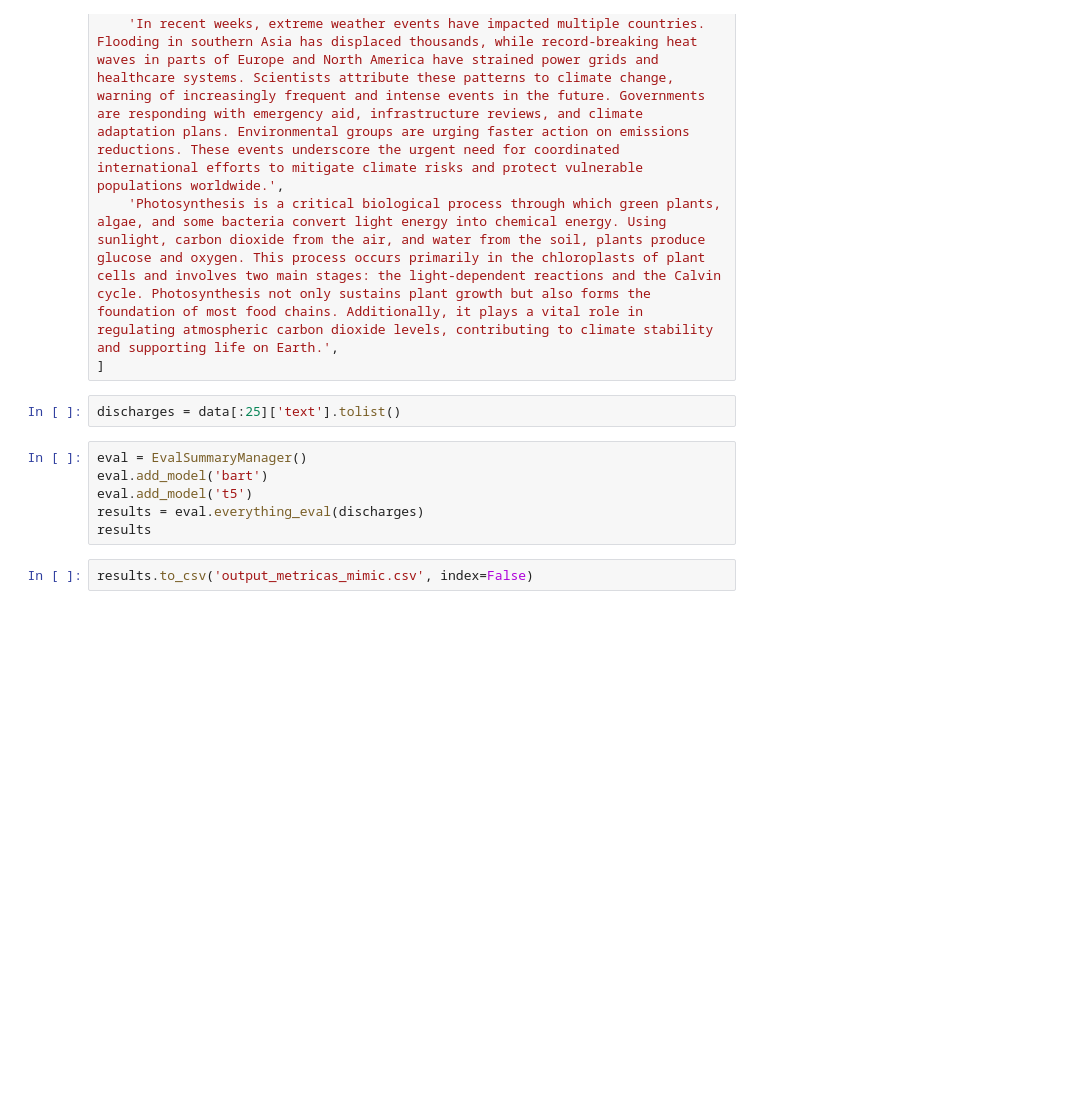
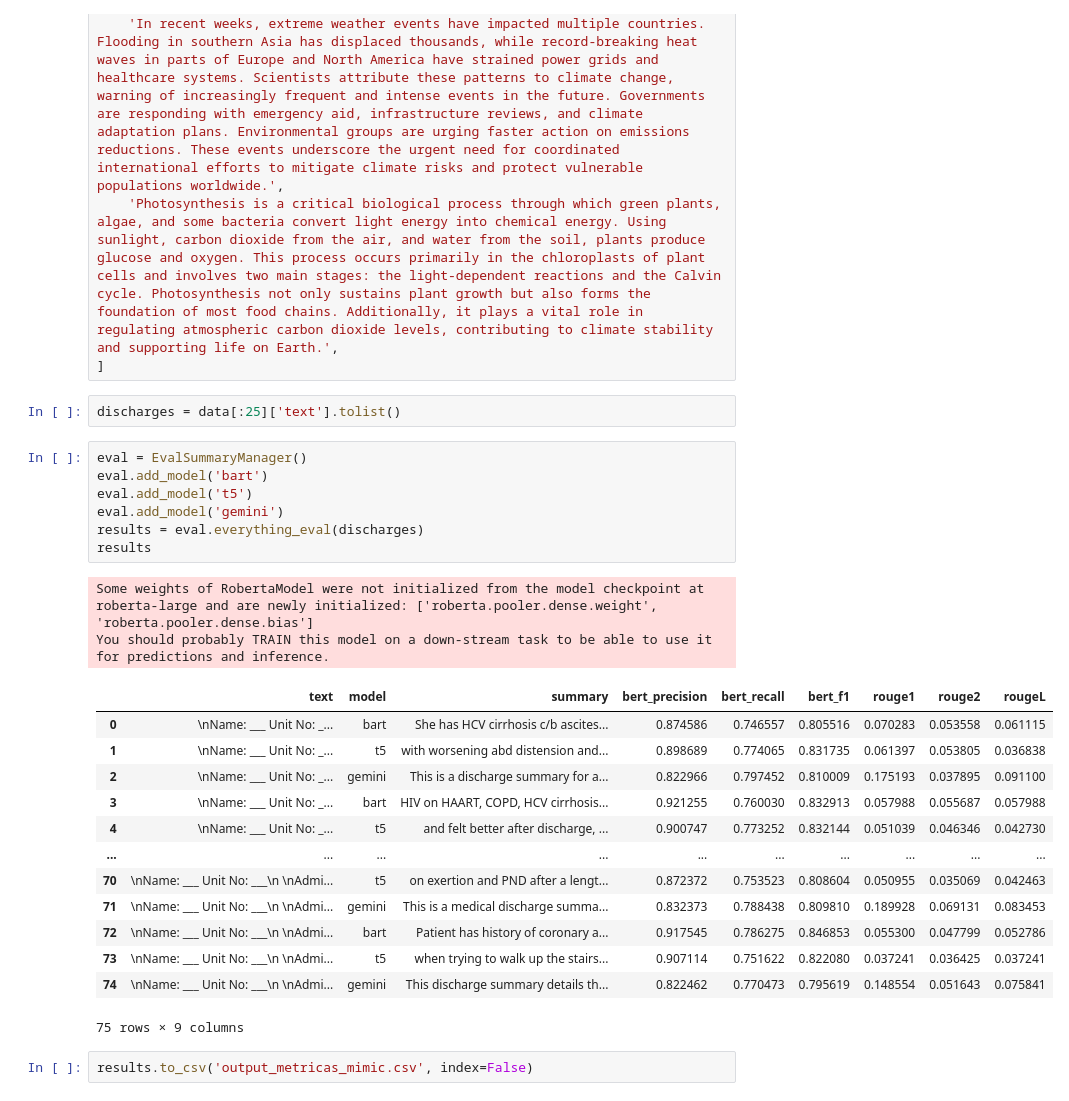
Before and after one commit to sandorscog/medical_summary_halucination, a Jupyter notebook: summarizer_test.ipynb, the cells around one changed output. Cells and saved outputs as stored; diff of their text form; blank space fills up the shorter version.

```diff
--- a/summarizer_test.ipynb
+++ b/summarizer_test.ipynb
@@ -73,8 +73,25 @@ discharges = data[:25]['text'].tolist()
 # %%
 eval = EvalSummaryManager()
 eval.add_model('bart')
 eval.add_model('t5')
+eval.add_model('gemini')
 results = eval.everything_eval(discharges)
 results
+# %% [output]
+Some weights of RobertaModel were not initialized from the model checkpoint at roberta-large and are newly initialized: ['roberta.pooler.dense.weight', 'roberta.pooler.dense.bias']
+You should probably TRAIN this model on a down-stream task to be able to use it for predictions and inference.
+|  | text | model | summary | bert_precision | bert_recall | bert_f1 | rouge1 | rouge2 | rougeL |
+| 0 | \nName: ___ Unit No: _... | bart | She has HCV cirrhosis c/b ascites... | 0.874586 | 0.746557 | 0.805516 | 0.070283 | 0.053558 | 0.061115 |
+| 1 | \nName: ___ Unit No: _... | t5 | with worsening abd distension and... | 0.898689 | 0.774065 | 0.831735 | 0.061397 | 0.053805 | 0.036838 |
+| 2 | \nName: ___ Unit No: _... | gemini | This is a discharge summary for a... | 0.822966 | 0.797452 | 0.810009 | 0.175193 | 0.037895 | 0.091100 |
+| 3 | \nName: ___ Unit No: _... | bart | HIV on HAART, COPD, HCV cirrhosis... | 0.921255 | 0.760030 | 0.832913 | 0.057988 | 0.055687 | 0.057988 |
+| 4 | \nName: ___ Unit No: _... | t5 | and felt better after discharge, ... | 0.900747 | 0.773252 | 0.832144 | 0.051039 | 0.046346 | 0.042730 |
+| ... | ... | ... | ... | ... | ... | ... | ... | ... | ... |
+| 70 | \nName: ___ Unit No: ___\n \nAdmi... | t5 | on exertion and PND after a lengt... | 0.872372 | 0.753523 | 0.808604 | 0.050955 | 0.035069 | 0.042463 |
+| 71 | \nName: ___ Unit No: ___\n \nAdmi... | gemini | This is a medical discharge summa... | 0.832373 | 0.788438 | 0.809810 | 0.189928 | 0.069131 | 0.083453 |
+| 72 | \nName: ___ Unit No: ___\n \nAdmi... | bart | Patient has history of coronary a... | 0.917545 | 0.786275 | 0.846853 | 0.055300 | 0.047799 | 0.052786 |
+| 73 | \nName: ___ Unit No: ___\n \nAdmi... | t5 | when trying to walk up the stairs... | 0.907114 | 0.751622 | 0.822080 | 0.037241 | 0.036425 | 0.037241 |
+| 74 | \nName: ___ Unit No: ___\n \nAdmi... | gemini | This discharge summary details th... | 0.822462 | 0.770473 | 0.795619 | 0.148554 | 0.051643 | 0.075841 |
+75 rows × 9 columns
 # %%
 results.to_csv('output_metricas_mimic.csv', index=False)
```
Also changed, not shown: parts of 5 cells of this notebook, 3 other files.
